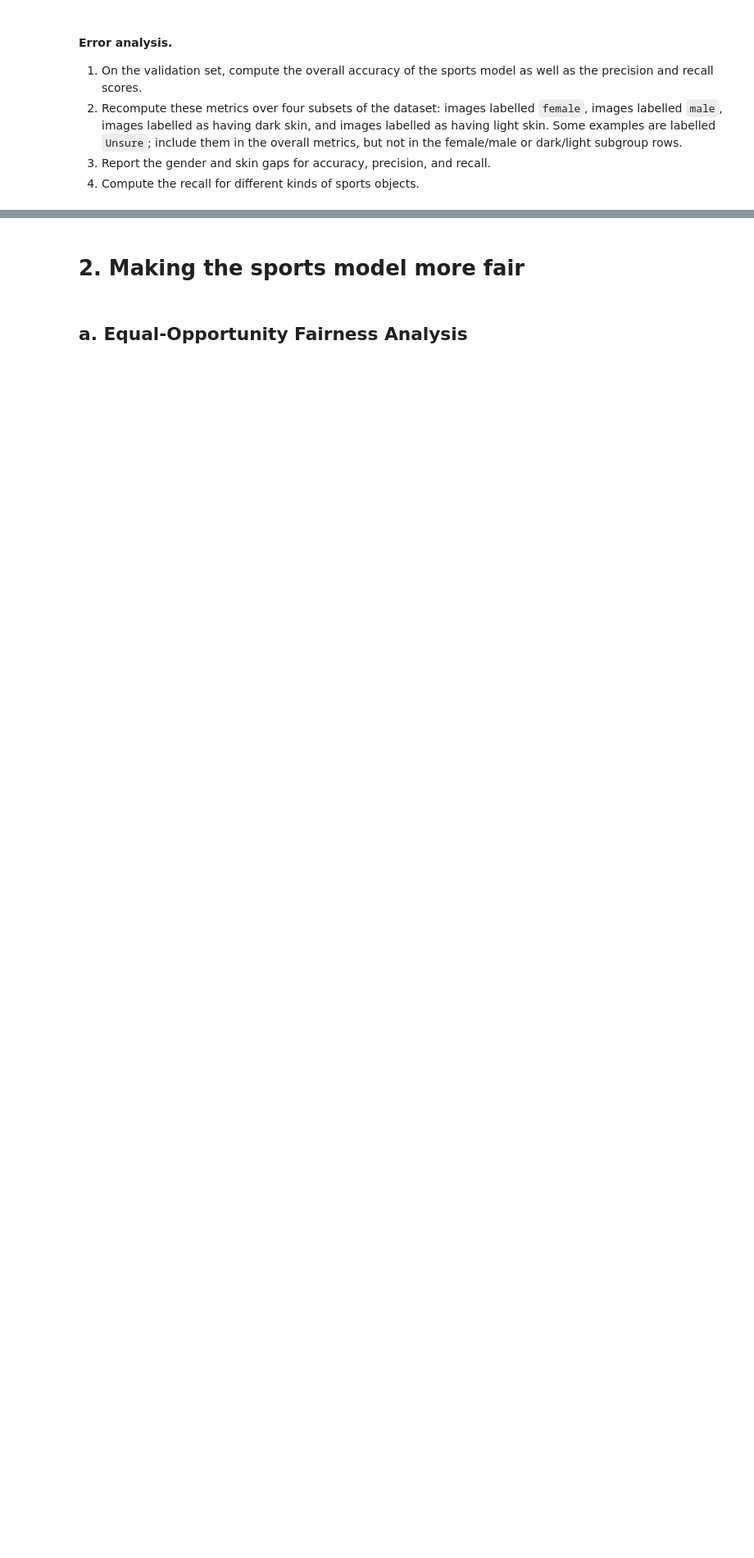
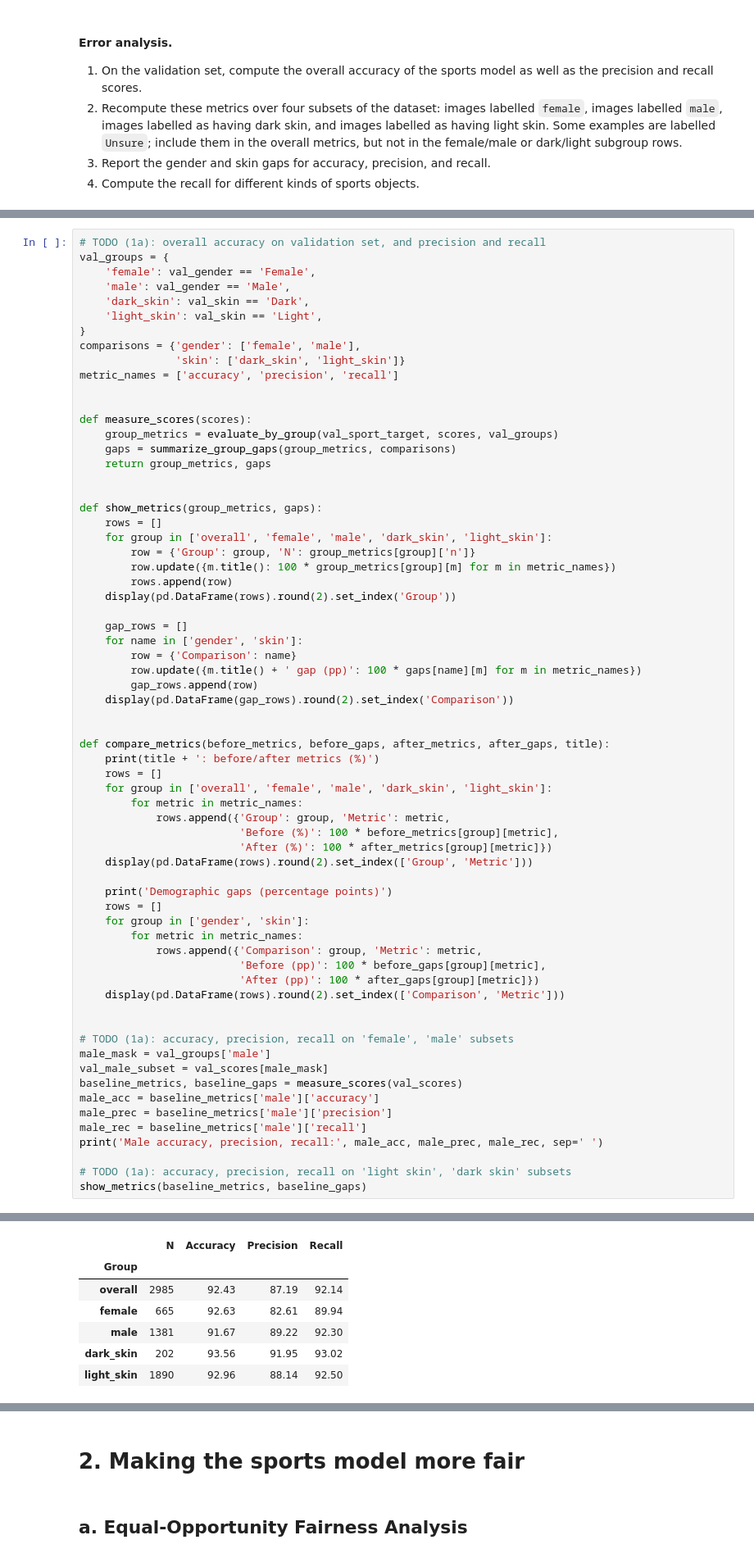
Before and after one commit to ele906/cos429, a Jupyter notebook: A3/BiasInVisionModels.ipynb, the cells around one changed output, grey strips where cells are left out. Shown at 82% size. Saved outputs shown, nothing was run; the diff lists cells and outputs as text; blank space fills up the shorter version.

```diff
--- a/A3/BiasInVisionModels.ipynb
+++ b/A3/BiasInVisionModels.ipynb
@@ -381,0 +428,67 @@ print(male_acc, male_prec, male_rec, sep='\t')
+# %%
+# TODO (1a): overall accuracy on validation set, and precision and recall
+val_groups = {
+    'female': val_gender == 'Female',
+    'male': val_gender == 'Male',
+    'dark_skin': val_skin == 'Dark',
+    'light_skin': val_skin == 'Light',
+}
+comparisons = {'gender': ['female', 'male'],
+               'skin': ['dark_skin', 'light_skin']}
+metric_names = ['accuracy', 'precision', 'recall']
+
+
+def measure_scores(scores):
+    group_metrics = evaluate_by_group(val_sport_target, scores, val_groups)
+    gaps = summarize_group_gaps(group_metrics, comparisons)
+    return group_metrics, gaps
+
+
+def show_metrics(group_metrics, gaps):
+    rows = []
+    for group in ['overall', 'female', 'male', 'dark_skin', 'light_skin']:
+        row = {'Group': group, 'N': group_metrics[group]['n']}
+        row.update({m.title(): 100 * group_metrics[group][m] for m in metric_names})
+        rows.append(row)
+    display(pd.DataFrame(rows).round(2).set_index('Group'))
+
+    gap_rows = []
+    for name in ['gender', 'skin']:
+        row = {'Comparison': name}
+        row.update({m.title() + ' gap (pp)': 100 * gaps[name][m] for m in metric_names})
+        gap_rows.append(row)
+    display(pd.DataFrame(gap_rows).round(2).set_index('Comparison'))
+
+
+def compare_metrics(before_metrics, before_gaps, after_metrics, after_gaps, title):
+    print(title + ': before/after metrics (%)')
+    rows = []
+    for group in ['overall', 'female', 'male', 'dark_skin', 'light_skin']:
+        for metric in metric_names:
+            rows.append({'Group': group, 'Metric': metric,
+                         'Before (%)': 100 * before_metrics[group][metric],
+                         'After (%)': 100 * after_metrics[group][metric]})
+    display(pd.DataFrame(rows).round(2).set_index(['Group', 'Metric']))
+
+    print('Demographic gaps (percentage points)')
+    rows = []
+    for group in ['gender', 'skin']:
+        for metric in metric_names:
+            rows.append({'Comparison': group, 'Metric': metric,
+                         'Before (pp)': 100 * before_gaps[group][metric],
+                         'After (pp)': 100 * after_gaps[group][metric]})
+    display(pd.DataFrame(rows).round(2).set_index(['Comparison', 'Metric']))
+
+
+# TODO (1a): accuracy, precision, recall on 'female', 'male' subsets
+male_mask = val_groups['male']
+val_male_subset = val_scores[male_mask]
+baseline_metrics, baseline_gaps = measure_scores(val_scores)
+male_acc = baseline_metrics['male']['accuracy']
+male_prec = baseline_metrics['male']['precision']
+male_rec = baseline_metrics['male']['recall']
+print('Male accuracy, precision, recall:', male_acc, male_prec, male_rec, sep='	')
+
+# TODO (1a): accuracy, precision, recall on 'light skin', 'dark skin' subsets
+show_metrics(baseline_metrics, baseline_gaps)
+# %% [output]
@@ -381,0 +496,7 @@ print(male_acc, male_prec, male_rec, sep='\t')
+|  | N | Accuracy | Precision | Recall |
+| Group |  |  |  |  |
+| overall | 2985 | 92.43 | 87.19 | 92.14 |
+| female | 665 | 92.63 | 82.61 | 89.94 |
+| male | 1381 | 91.67 | 89.22 | 92.30 |
+| dark_skin | 202 | 93.56 | 91.95 | 93.02 |
+| light_skin | 1890 | 92.96 | 88.14 | 92.50 |
```
Also changed, not shown: parts of 26 cells of this notebook, 1 other file.
